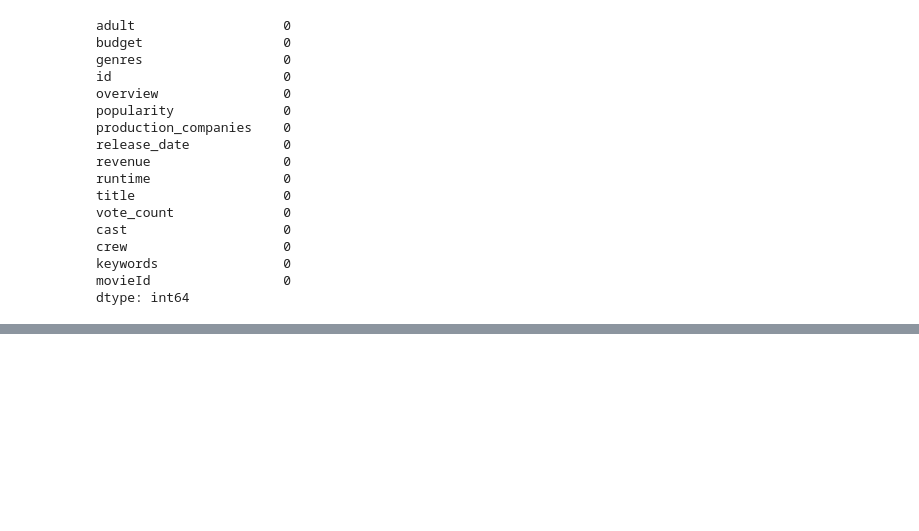
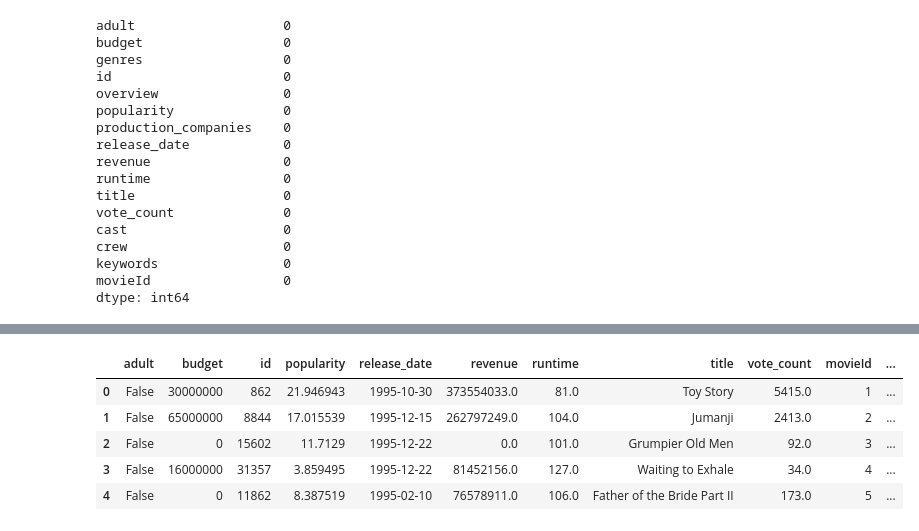
Before and after one commit to NurAlamNahidSarkar/movieRecommendation_ML, a Jupyter notebook: movierecommendation.ipynb, the cells around one changed output, grey strips where cells are left out. Cells and saved outputs as stored; diff of their text form; code cells hidden in the pictures; blank space fills up the shorter version.

Commit message:
Kaggle Notebook | MovieRecommendation | Version 5

```diff
--- a/movierecommendation.ipynb
+++ b/movierecommendation.ipynb
@@ -430,0 +503,2 @@ dtype: int64
+# %%
+movies['tags'] = movies['genres'] + movies['overview'] + movies['production_companies'] + movies['cast'] + movies['crew'] + movies['keywords']
@@ -430,0 +514,19 @@ dtype: int64
+# %%
+movies['tags'] = movies['tags'].apply(lambda x:" ".join(x))
+# %%
+movies['tags'] = movies['tags'].apply(lambda x:x.lower())
+# %%
+# The list of columns you want to make sure are gone
+columns_to_drop = ['genres', 'overview', 'production_companies', 'cast', 'crew', 'keywords']
+
+# Use errors='ignore' to prevent the error
+movies = movies.drop(columns_to_drop, axis=1, errors='ignore')
+# %%
+movies.head()
+# %% [output]
+|  | adult | budget | id | popularity | release_date | revenue | runtime | title | vote_count | movieId | ... |
+| 0 | False | 30000000 | 862 | 21.946943 | 1995-10-30 | 373554033.0 | 81.0 | Toy Story | 5415.0 | 1 | ... |
+| 1 | False | 65000000 | 8844 | 17.015539 | 1995-12-15 | 262797249.0 | 104.0 | Jumanji | 2413.0 | 2 | ... |
+| 2 | False | 0 | 15602 | 11.7129 | 1995-12-22 | 0.0 | 101.0 | Grumpier Old Men | 92.0 | 3 | ... |
+| 3 | False | 16000000 | 31357 | 3.859495 | 1995-12-22 | 81452156.0 | 127.0 | Waiting to Exhale | 34.0 | 4 | ... |
+| 4 | False | 0 | 11862 | 8.387519 | 1995-02-10 | 76578911.0 | 106.0 | Father of the Bride Part II | 173.0 | 5 | ... |
```
Also changed, not shown: parts of 19 cells of this notebook.
